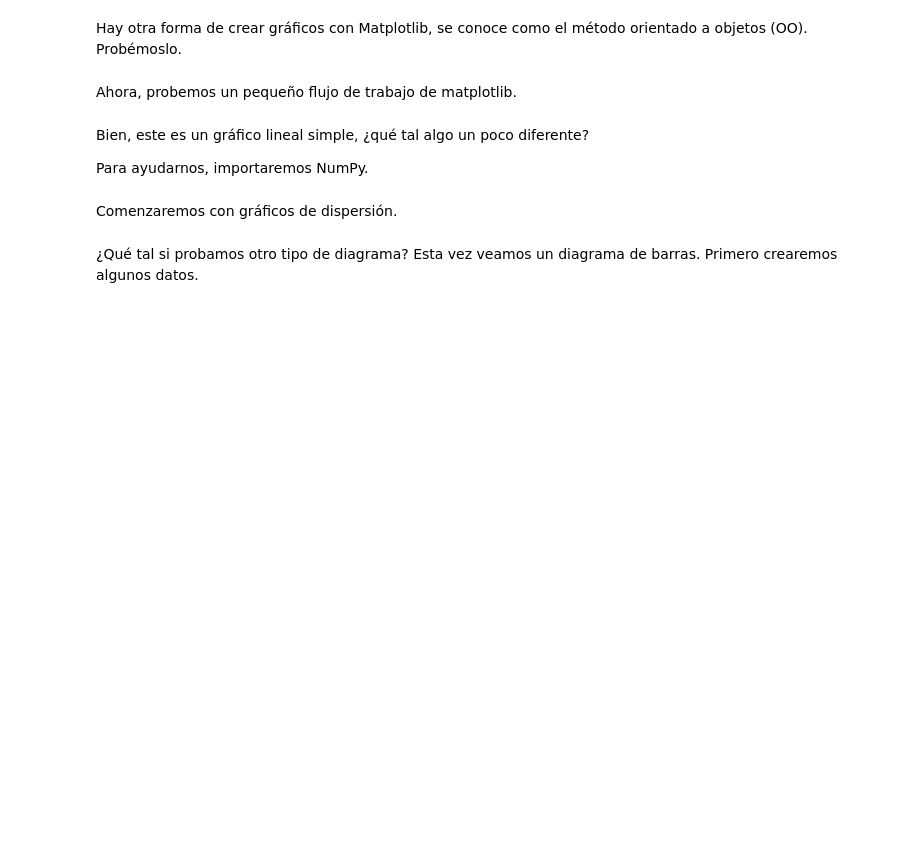
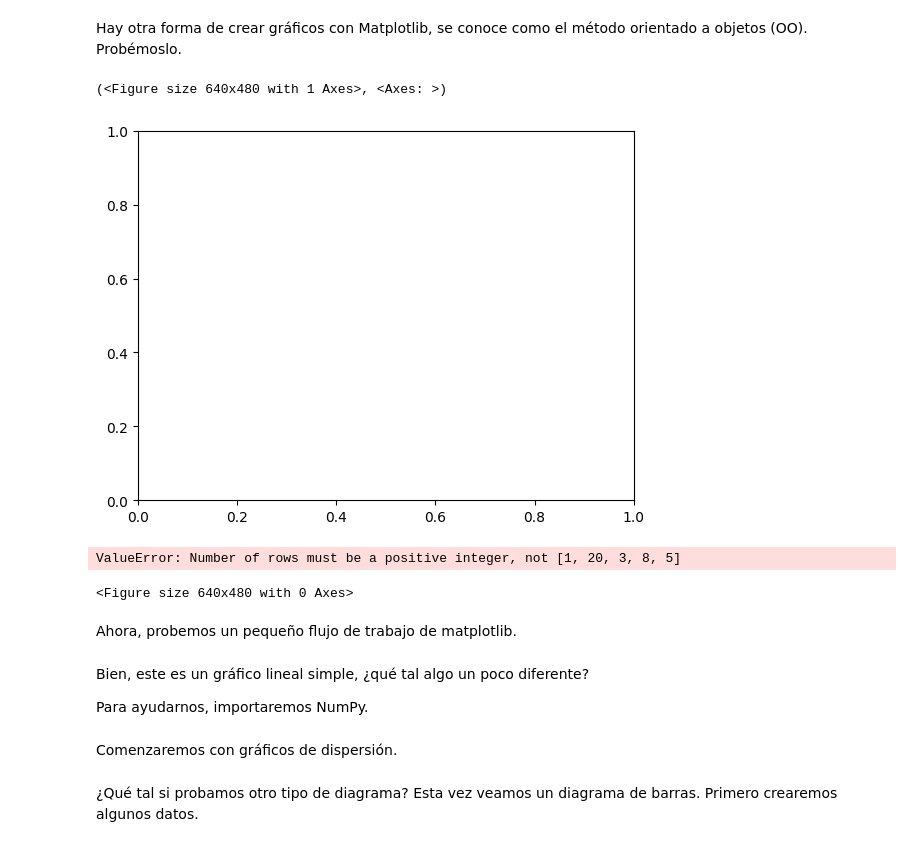
Before and after one commit to AlexDotel/Practicas-Machine-Learning, a Jupyter notebook: Ejercicio_Matplotlib.ipynb, the cells around one changed output. Saved outputs shown, nothing was run; the diff lists cells and outputs as text; code cells hidden in the pictures; blank space fills up the shorter version.

```diff
--- a/Ejercicio_Matplotlib.ipynb
+++ b/Ejercicio_Matplotlib.ipynb
@@ -43,8 +43,16 @@ plt.show()
 Hay otra forma de crear gráficos con Matplotlib, se conoce como el método orientado a objetos (OO). Probémoslo.
 # %%
 # Crea un gráfico usando plt.subplots()
+plt.subplots()
+# %% [output]
+(<Figure size 640x480 with 1 Axes>, <Axes: >)
+[figure, added]
 # %%
 # Crea un gráfico usando plt.subplots() y luego agrega X e y en los ejes
+plt.subplots(x,y)
+# %% [output]
+ValueError: Number of rows must be a positive integer, not [1, 20, 3, 8, 5]
+<Figure size 640x480 with 0 Axes>
 # %% [markdown]
 Ahora, probemos un pequeño flujo de trabajo de matplotlib.
 # %%
```
Also changed, not shown: parts of 5 cells of this notebook.
